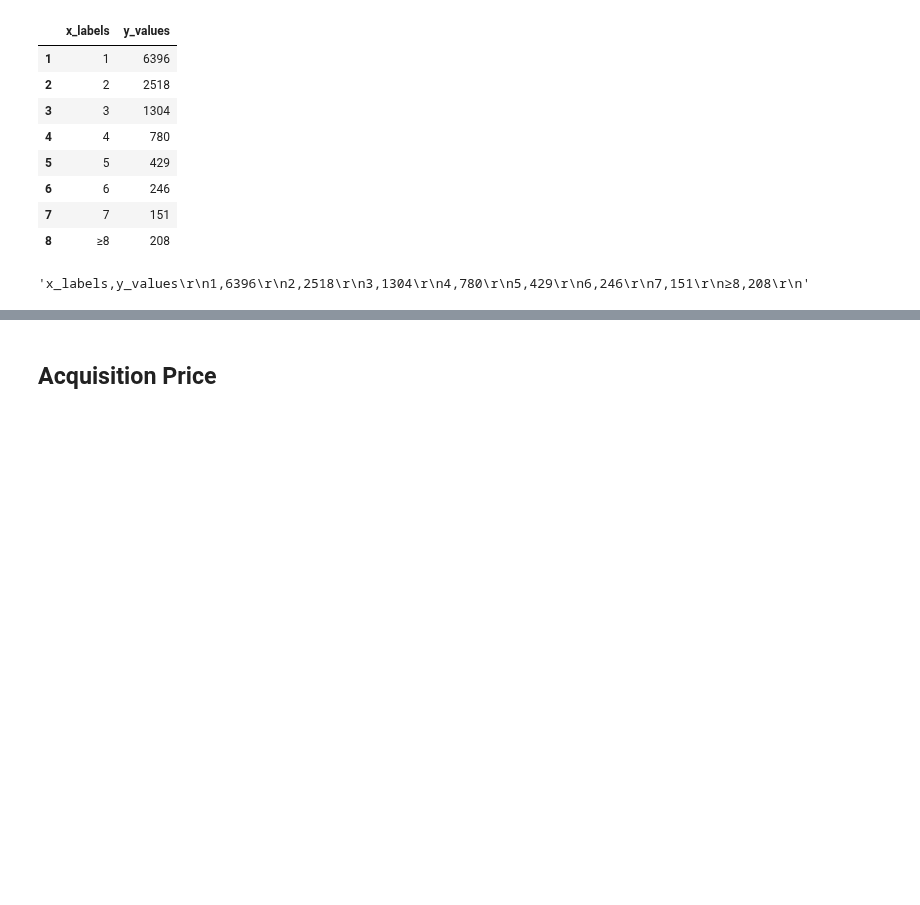
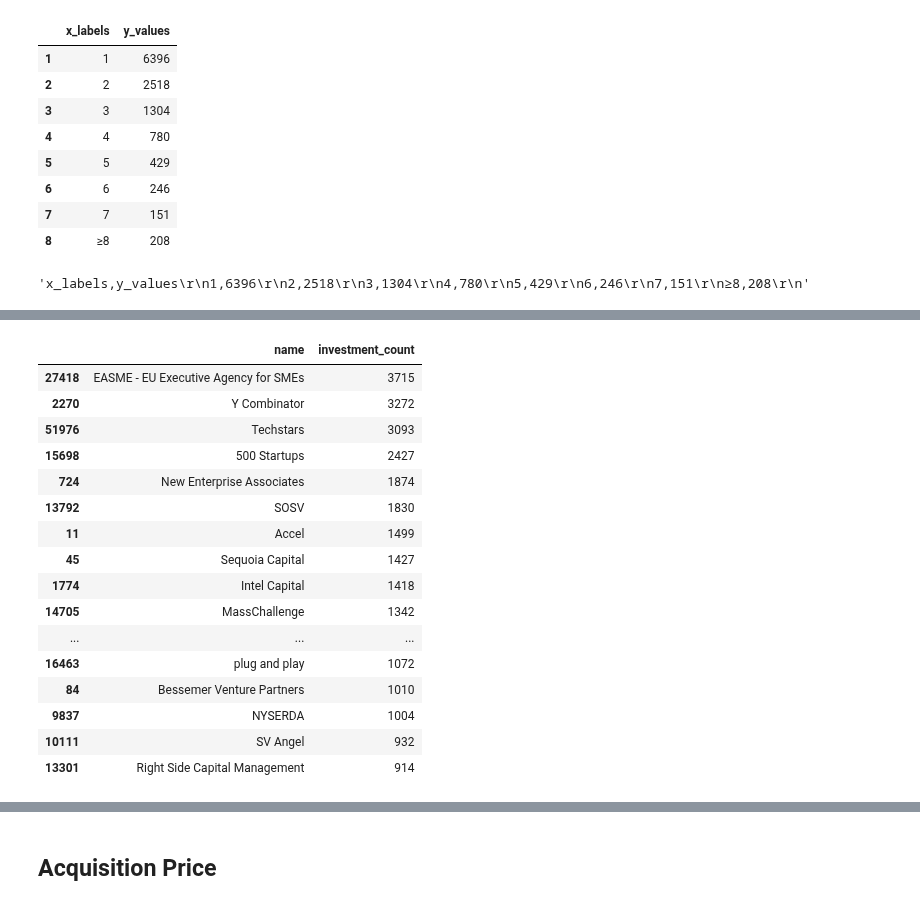
Before and after one commit to StardustLID/TEMG4952A-TEAM-5, a Jupyter notebook: backend/csv_helper.ipynb, the cells around one changed output, grey strips where cells are left out. Drawn from its saved outputs; the diff is of its cells as text; code cells hidden in the pictures; blank space fills up the shorter version.

```diff
--- a/backend/csv_helper.ipynb
+++ b/backend/csv_helper.ipynb
@@ -224,0 +238,5 @@ df.to_csv(index=False)
+# %%
+# Drop unnecessary columns
+keep_col = ['name', 'investment_count']
+df = df[keep_col]
+df
@@ -224,0 +257,5 @@ df.to_csv(index=False)
+# %%
+# Drop NaN and filter out investors with investment_count < 100
+df.dropna(axis=0, how='any', subset=['investment_count'], inplace=True)
+df.drop(df[df['investment_count'] < 100].index, inplace=True)
+df
@@ -224,0 +276,27 @@ df.to_csv(index=False)
+# %%
+# Cast `investment_count` to int & sort in descending order
+df['investment_count'] = df['investment_count'].astype(int)
+df.sort_values(by='investment_count', axis=0, ascending=False, inplace=True)
+
+# Get the first 20 rows (ie. top 20 investors)
+df = df[:20]
+
+df
+# %% [output]
+|  | name | investment_count |
+| 27418 | EASME - EU Executive Agency for SMEs | 3715 |
+| 2270 | Y Combinator | 3272 |
+| 51976 | Techstars | 3093 |
+| 15698 | 500 Startups | 2427 |
+| 724 | New Enterprise Associates | 1874 |
+| 13792 | SOSV | 1830 |
+| 11 | Accel | 1499 |
+| 45 | Sequoia Capital | 1427 |
+| 1774 | Intel Capital | 1418 |
+| 14705 | MassChallenge | 1342 |
+| ... | ... | ... |
+| 16463 | plug and play | 1072 |
+| 84 | Bessemer Venture Partners | 1010 |
+| 9837 | NYSERDA | 1004 |
+| 10111 | SV Angel | 932 |
+| 13301 | Right Side Capital Management | 914 |
```
Also changed, not shown: parts of 6 cells of this notebook, 3 other files.
